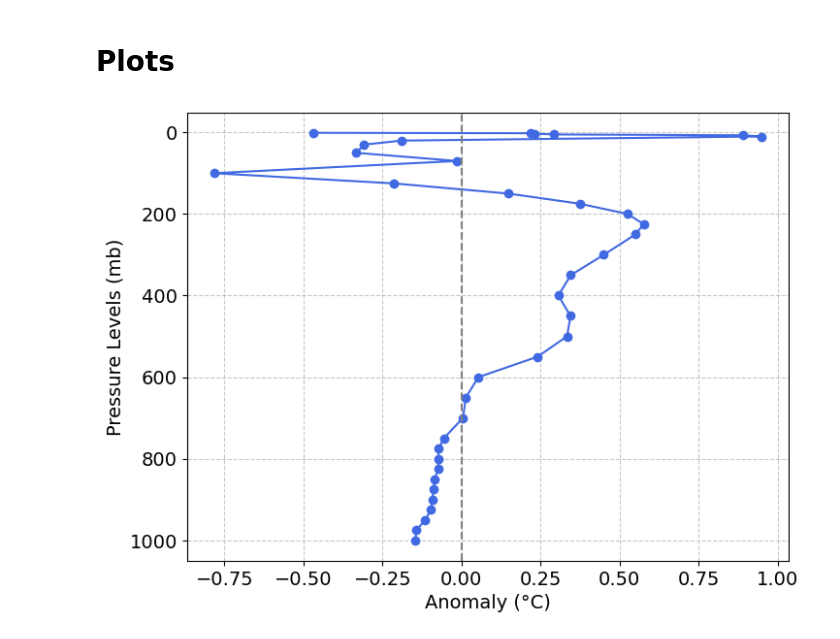
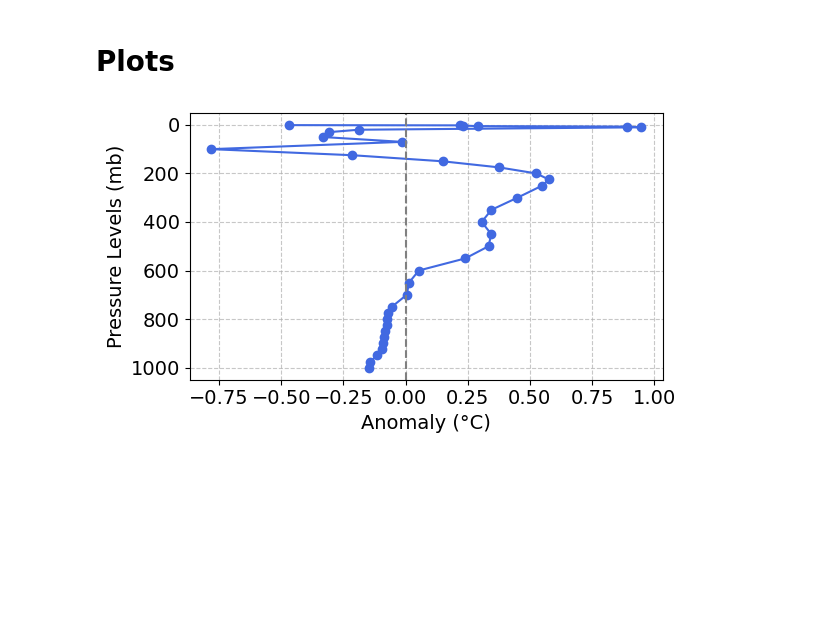
Before and after one commit to edolaf/daes_project, a Jupyter notebook: environment_conditions/t/t.ipynb, the cells around one changed output. Saved outputs shown, nothing was run; the diff lists cells and outputs as text; code cells hidden in the pictures; blank space fills up the shorter version.

```diff
--- a/environment_conditions/t/t.ipynb
+++ b/environment_conditions/t/t.ipynb
@@ -47,16 +47,18 @@ Coordinates:
 # Plots
 # %%
 # Plot the anomaly 't' values against all levels
-plt.figure(figsize=(8, 6))
+plt.figure(figsize=(6, 3.5))
 plt.plot(mean_anomaly, mean_anomaly['level'], marker='o', linestyle='-', color='royalblue')  # Set line color to blue
 plt.gca().invert_yaxis()  # Invert y-axis to show levels in the correct order
 plt.axvline(x=0, color='gray', linestyle='--')  # Add a vertical line at t = 0
 plt.xlabel('Anomaly (°C)', fontsize=14)
 plt.ylabel('Pressure Levels (mb)', fontsize=14)
 plt.xticks(fontsize=14)
 plt.yticks(fontsize=14)
 #plt.title('Mean Vertical Profile of Temperature Anomalies of Extreme Events (°C)')
 plt.grid(True, linestyle="--", alpha=0.7)
+
+plt.tight_layout()
 plt.show()
 # %% [output]
-[figure, old version]
+[figure, new version]
```
Also changed, not shown: 6 other files.
